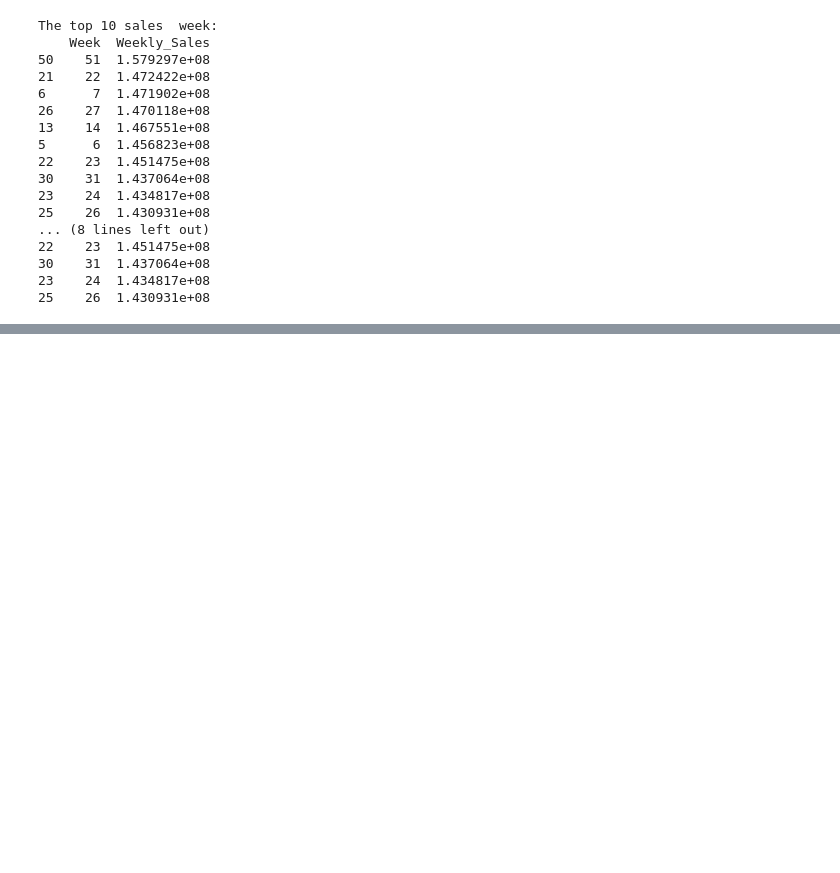
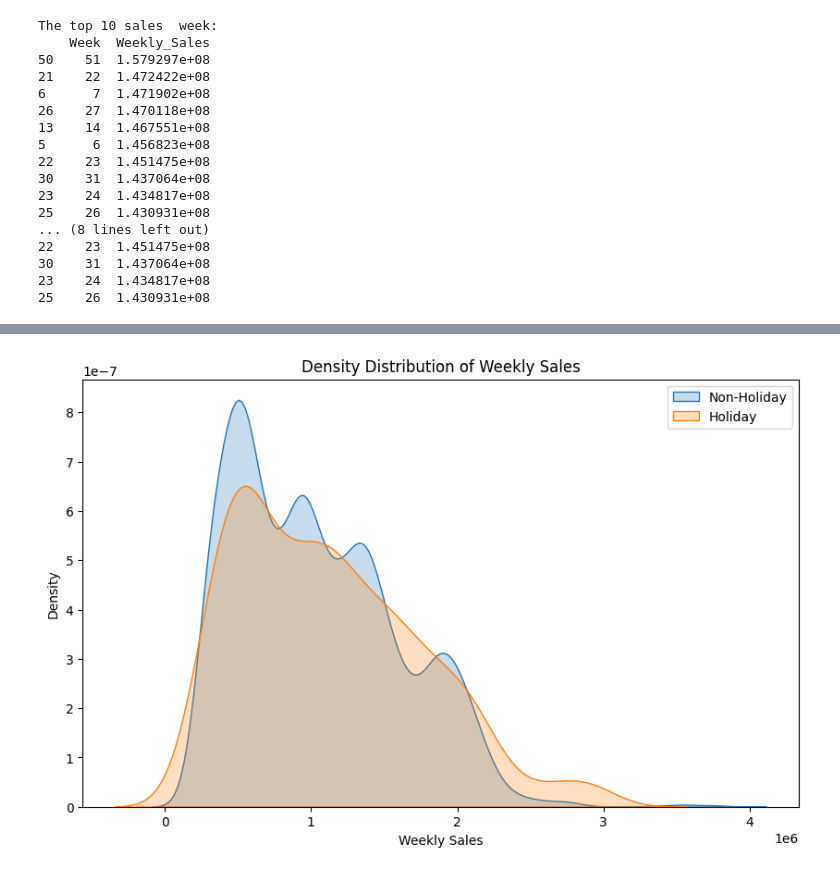
Before and after one commit to ShlokGadhave/Walmart, a Jupyter notebook: main.ipynb, the cells around one changed output, grey strips where cells are left out. Drawn from its saved outputs; the diff is of its cells as text; code cells hidden in the pictures; blank space fills up the shorter version.

```diff
--- a/main.ipynb
+++ b/main.ipynb
@@ -329,0 +359,25 @@ The top 10 sales  week:
+# %%
+plt.figure(figsize=(10,6))
+
+sns.kdeplot(
+    data=df[df["Holiday_Flag"] == 0],
+    x="Weekly_Sales",
+    fill=True,
+    label="Non-Holiday"
+)
+
+sns.kdeplot(
+    data=df[df["Holiday_Flag"] == 1],
+    x="Weekly_Sales",
+    fill=True,
+    label="Holiday"
+)
+
+plt.title("Density Distribution of Weekly Sales")
+plt.xlabel("Weekly Sales")
+plt.ylabel("Density")
+plt.legend()
+
+plt.show()
+# %% [output]
+[figure, added]
```
Also changed, not shown: parts of 6 cells of this notebook.
